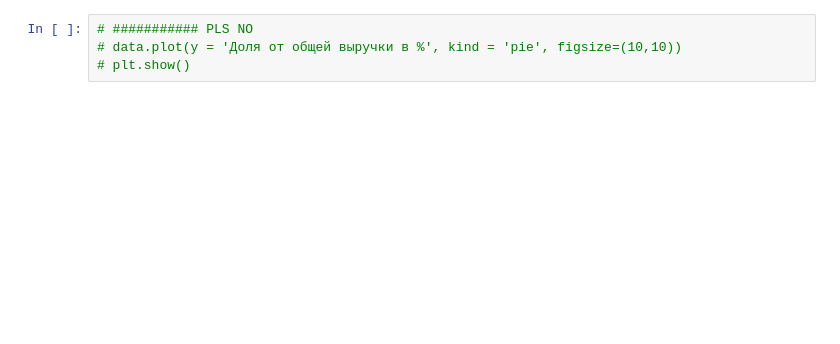
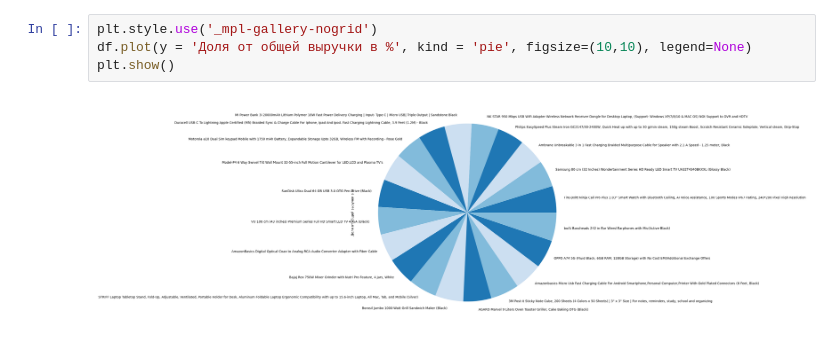
Before and after one commit to Abcdeshka/SIAOD, a Jupyter notebook: course.ipynb, the cells around one changed output. Drawn from its saved outputs; the diff is of its cells as text; blank space fills up the shorter version.

```diff
--- a/course.ipynb
+++ b/course.ipynb
@@ -113,4 +165,6 @@ data[['Количество продаж', 'Общая стоимость', 'Д
 # %%
-# ########### PLS NO
-# data.plot(y = 'Доля от общей выручки в %', kind = 'pie', figsize=(10,10))
-# plt.show()
+plt.style.use('_mpl-gallery-nogrid')
+df.plot(y = 'Доля от общей выручки в %', kind = 'pie', figsize=(10,10), legend=None)
+plt.show()
+# %% [output]
+[figure, added]
```
Also changed, not shown: parts of 12 cells of this notebook, 1 other file.
